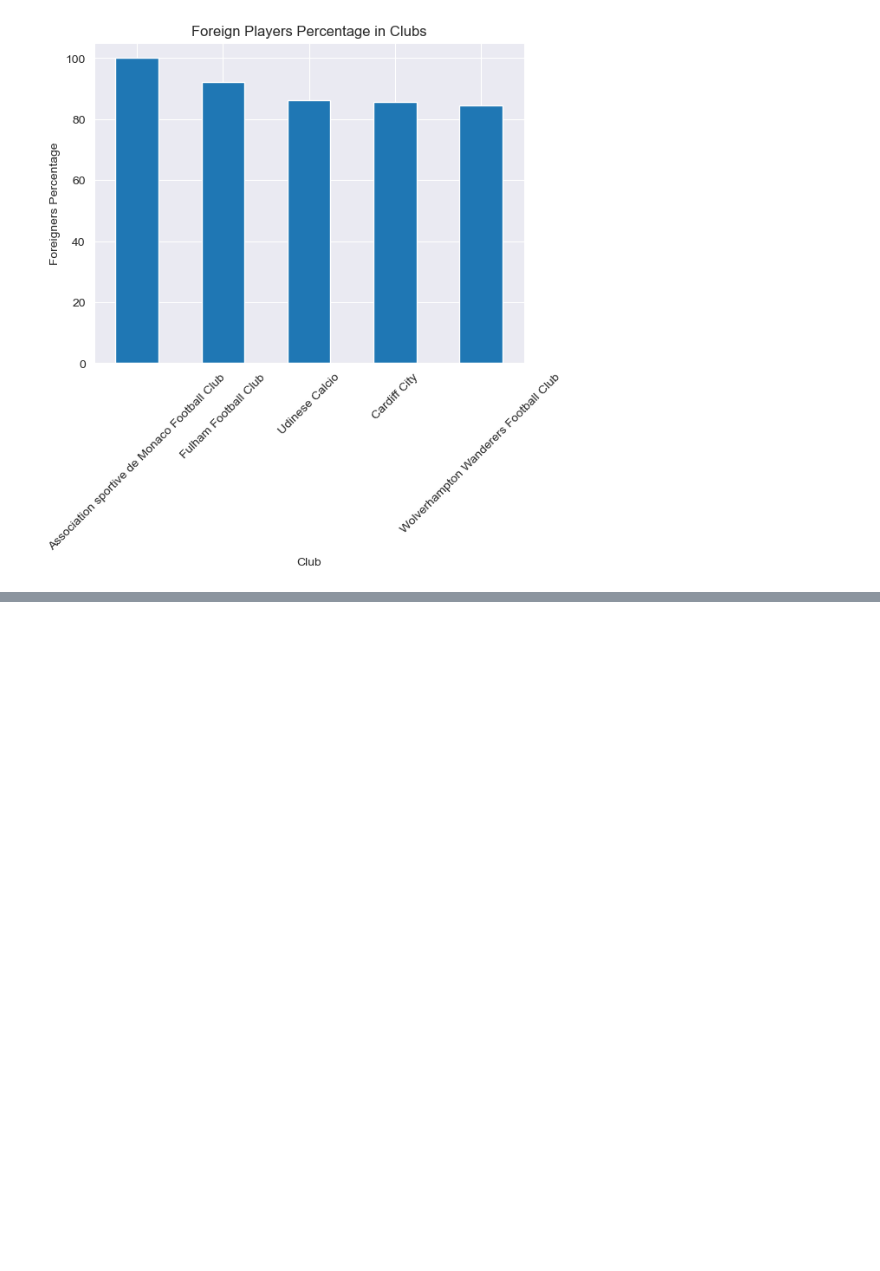
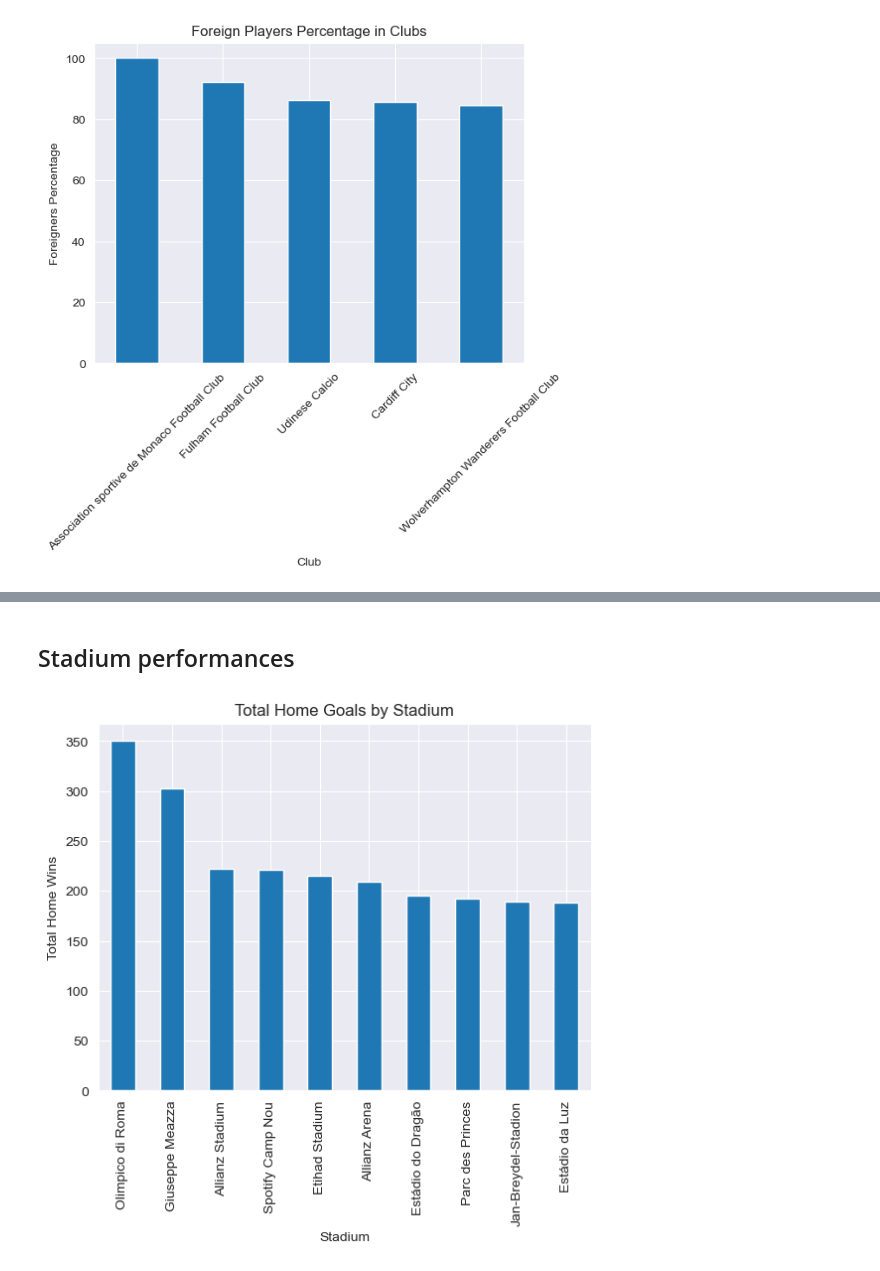
Before and after one commit to bacobax/progetto_TWEB, a Jupyter notebook: solution/analysis/analysis.ipynb, the cells around one changed output, grey strips where cells are left out. Saved outputs shown, nothing was run; the diff lists cells and outputs as text; code cells hidden in the pictures; blank space fills up the shorter version.

```diff
--- a/solution/analysis/analysis.ipynb
+++ b/solution/analysis/analysis.ipynb
@@ -457,0 +502,15 @@ plt.show()
+# %% [markdown]
+## Stadium performances
+# %%
+#Stadium names with most home games won
+games_df = dfs['games']
+# Step 1: Group the data
+stadiums = games_df.query("home_club_goals > away_club_goals").groupby('stadium')['_id'].count()
+# Step 2: Plot the results
+stadiums.sort_values(ascending=False).iloc[0:10].plot(kind='bar')
+plt.xlabel('Stadium')
+plt.ylabel('Total Home Wins')
+plt.title('Total Home Goals by Stadium')
+plt.show()
+# %% [output]
+[figure, added]
```
Also changed, not shown: parts of 8 cells of this notebook, 5 other files.
